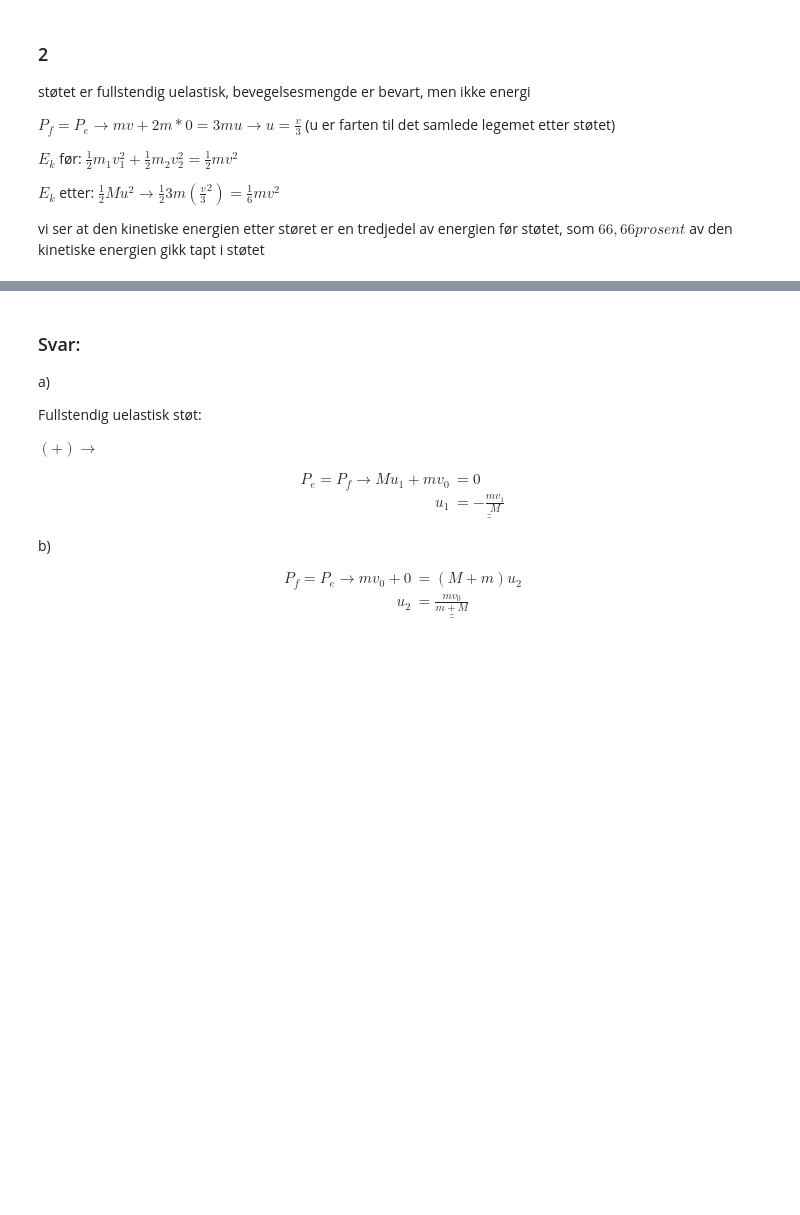
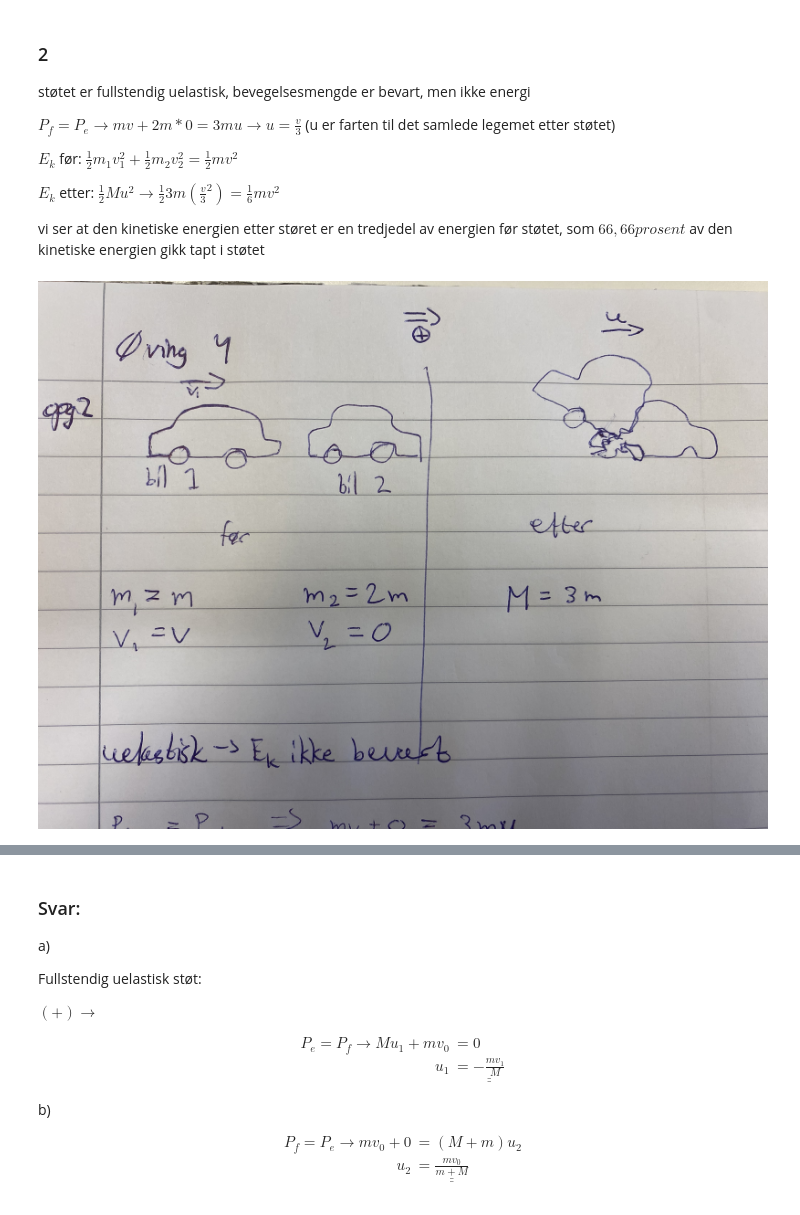
Before and after one commit to Aslakoi/ovinger_V24, a Jupyter notebook: oving5/Øving 5_V24.ipynb, the cells around one changed output, grey strips where cells are left out. Saved outputs shown, nothing was run; the diff lists cells and outputs as text; code cells hidden in the pictures; blank space fills up the shorter version.

```diff
--- a/oving5/Øving 5_V24.ipynb
+++ b/oving5/Øving 5_V24.ipynb
@@ -70,6 +70,12 @@ $E_k$ før: $\frac{1}{2}m_1v_1^2 + \frac{1}{2}m_2v_2^2 = \frac{1}{2}mv^2$
 $E_k$ etter: $\frac{1}{2}Mu^2 \rightarrow \frac{1}{2}3m(\frac{v}{3}^2) = \frac{1}{6}mv^2$
 
 vi ser at den kinetiske energien etter støret er en tredjedel av energien før støtet, som $66,66 prosent$ av den kinetiske energien gikk tapt i støtet
+# %%
+%matplotlib inline
+from IPython.display import Image
+Image('oppgave2.jpg')
+# %% [output]
+[figure, added]
 # %% [markdown]
 ## Oppgave 3
 To skøyteløpere med identisk masse $M$ står i ro ovenfor hverandre, og kan gli helt friksjonsfritt på isen. Løper A kaster en kasse med masse $m$ med en horisontal utgangsfart $v_0$, som løper B tar imot og holder fast i. Se figuren under.
```
Also changed, not shown: 3 other files.
